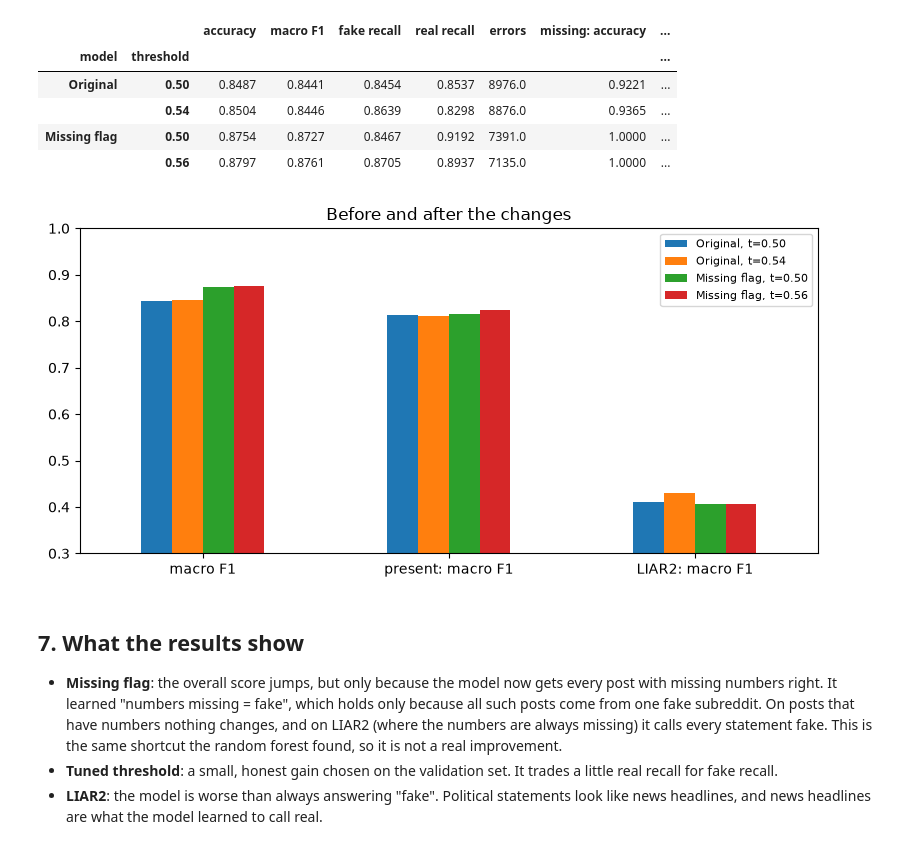
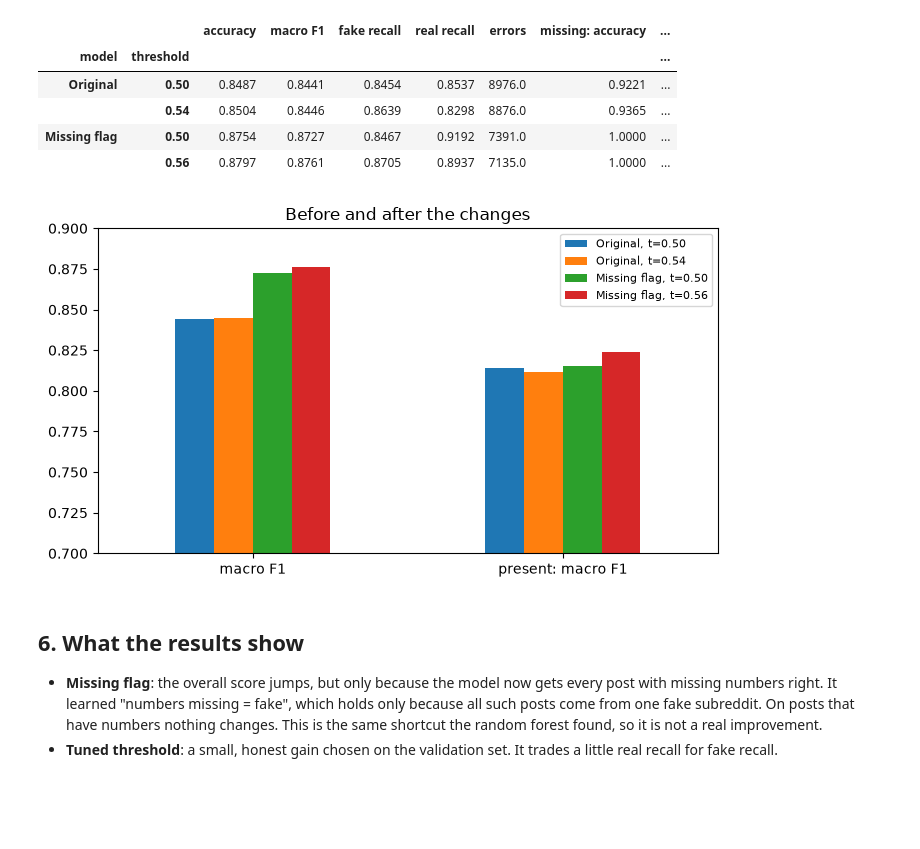
Before and after one commit to Turmenas/AI-based_fake-news-detection, a Jupyter notebook: notebooks/07_error_analysis.ipynb, the cells around one changed output. Cells and saved outputs as stored; diff of their text form; code cells hidden in the pictures; blank space fills up the shorter version.

Commit message:
Drop the LIAR2 check from the error analysis
The analysis now stays on the Fakeddit test set only; the improvement
table no longer scores LIAR2 statements.

```diff
--- a/notebooks/07_error_analysis.ipynb
+++ b/notebooks/07_error_analysis.ipynb
@@ -353,15 +324,13 @@ best
 present = (test["numbers"] == "present").to_numpy()
 rows = {}
 for name, m in [("Original", model), ("Missing flag", flag_model)]:
-    p_test, p_liar = m.predict_proba(X_test)[:, 1], m.predict_proba(X_liar)[:, 1]
+    p_test = m.predict_proba(X_test)[:, 1]
     for t in [0.5, best[name]]:
         pt = (p_test >= t).astype(int)
         s = scores(y_test, pt)
         rows[(name, t)] = {**s, "errors": int((pt != y_test).sum()),
                            "missing: accuracy": accuracy_score(y_test[~present], pt[~present]),  # cia visi irasai netikri, todel macro F1 neturi prasmes
-                           "present: macro F1": f1_score(y_test[present], pt[present], average="macro"),
-                           "LIAR2: macro F1": scores(y_liar, (p_liar >= t).astype(int))["macro F1"],
-                           "LIAR2: called fake": ((p_liar >= t) == 0).mean()}
+                           "present: macro F1": f1_score(y_test[present], pt[present], average="macro")}
 results = pd.DataFrame(rows).T.rename_axis(["model", "threshold"])
 results.round(4)
 # %% [output]
@@ -372,12 +341,11 @@ results.round(4)
 | Missing flag | 0.50 | 0.8754 | 0.8727 | 0.8467 | 0.9192 | 7391.0 | 1.0000 | ... |
 |  | 0.56 | 0.8797 | 0.8761 | 0.8705 | 0.8937 | 7135.0 | 1.0000 | ... |
 # %%
-results[["macro F1", "present: macro F1", "LIAR2: macro F1"]].T.plot.bar(rot=0, ylim=(0.3, 1), figsize=(8, 4), title="Before and after the changes")
+results[["macro F1", "present: macro F1"]].T.plot.bar(rot=0, ylim=(0.7, 0.9), figsize=(7, 4), title="Before and after the changes")
 plt.legend([f"{m}, t={t:.2f}" for m, t in results.index], fontsize=8); plt.tight_layout(); plt.savefig(FIG / "err_improvements.png", dpi=120); plt.show()
 # %% [output]
-[figure, old version]
+[figure, new version]
 # %% [markdown]
-## 7. What the results show
-* **Missing flag**: the overall score jumps, but only because the model now gets every post with missing numbers right. It learned "numbers missing = fake", which holds only because all such posts come from one fake subreddit. On posts that have numbers nothing changes, and on LIAR2 (where the numbers are always missing) it calls every statement fake. This is the same shortcut the random forest found, so it is not a real improvement.
+## 6. What the results show
+* **Missing flag**: the overall score jumps, but only because the model now gets every post with missing numbers right. It learned "numbers missing = fake", which holds only because all such posts come from one fake subreddit. On posts that have numbers nothing changes. This is the same shortcut the random forest found, so it is not a real improvement.
 * **Tuned threshold**: a small, honest gain chosen on the validation set. It trades a little real recall for fake recall.
-* **LIAR2**: the model is worse than always answering "fake". Political statements look like news headlines, and news headlines are what the model learned to call real.
```
Also changed, not shown: parts of 6 cells of this notebook.
